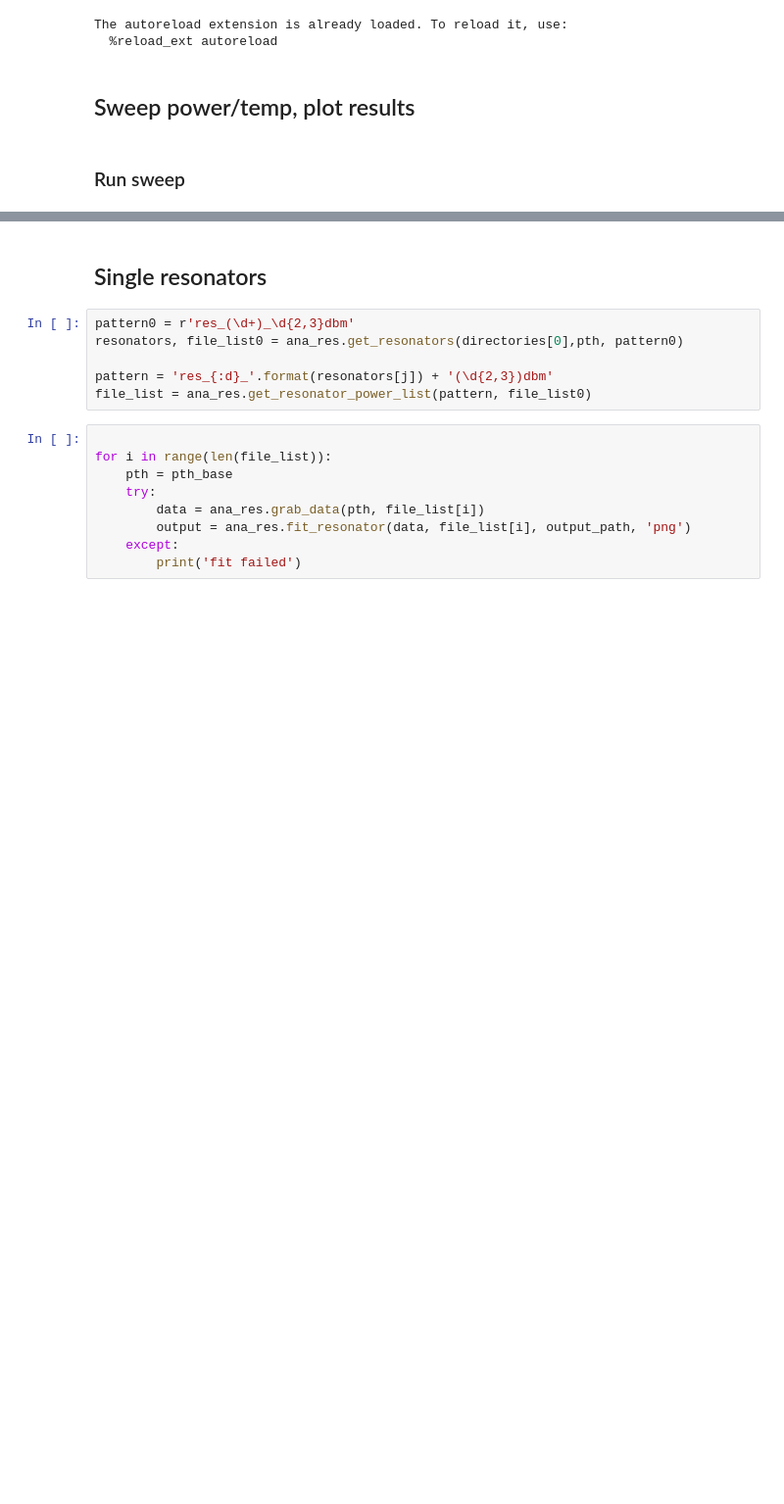
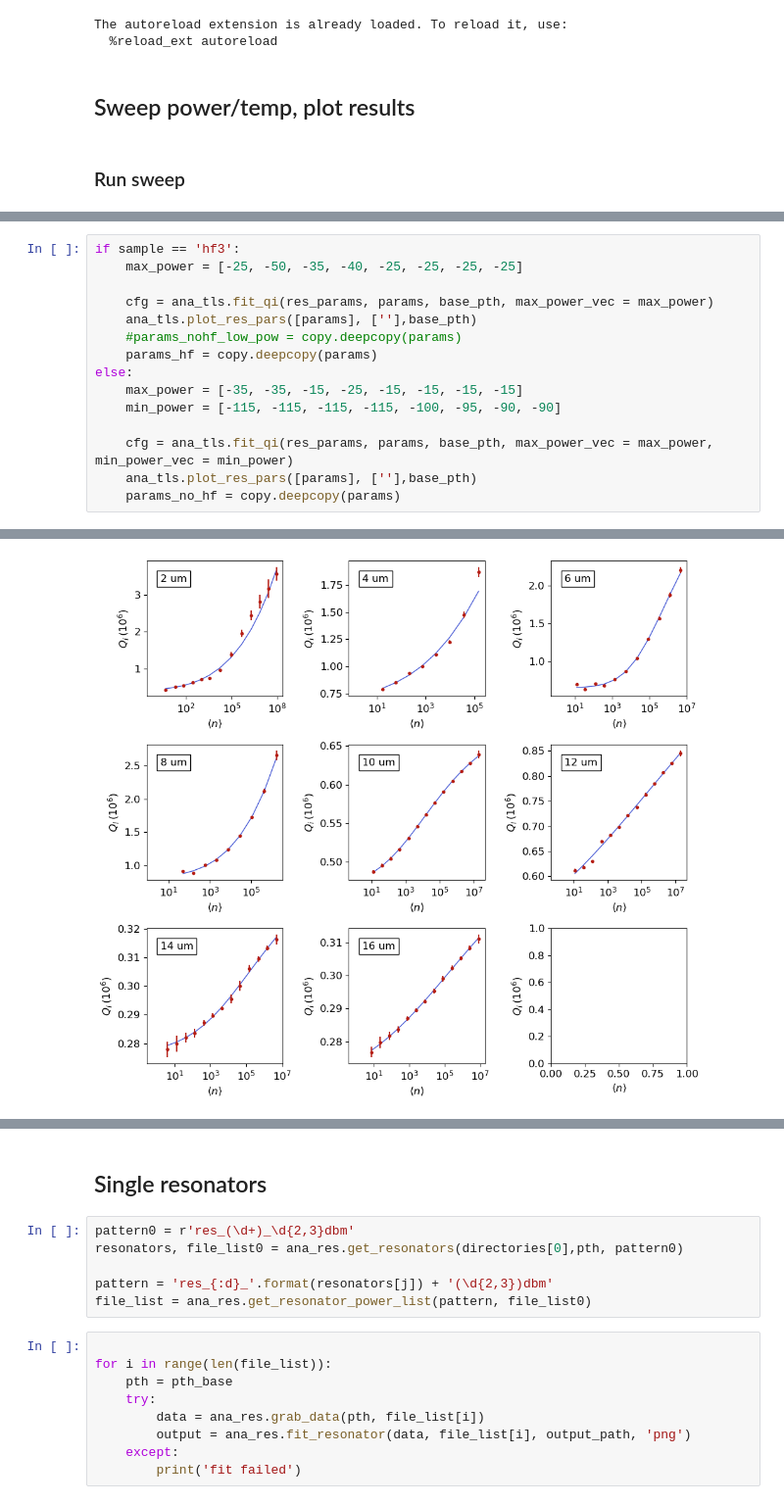
Before and after one commit to eesh-gupta/scresonators, a Jupyter notebook: fit_resonator/res_temp_sweep_ref.ipynb, the cells around one changed output, grey strips where cells are left out. Shown at 98% size. Drawn from its saved outputs; the diff is of its cells as text; blank space fills up the shorter version.

```diff
--- a/fit_resonator/res_temp_sweep_ref.ipynb
+++ b/fit_resonator/res_temp_sweep_ref.ipynb
@@ -584,0 +174,16 @@ params_copy2
+# %%
+if sample == 'hf3':
+    max_power = [-25, -50, -35, -40, -25, -25, -25, -25]
+
+    cfg = ana_tls.fit_qi(res_params, params, base_pth, max_power_vec = max_power)
+    ana_tls.plot_res_pars([params], [''],base_pth)
+    #params_nohf_low_pow = copy.deepcopy(params)
+    params_hf = copy.deepcopy(params)
+else:
+    max_power = [-35, -35, -15, -25, -15, -15, -15, -15]
+    min_power = [-115, -115, -115, -115, -100, -95, -90, -90]
+
+    cfg = ana_tls.fit_qi(res_params, params, base_pth, max_power_vec = max_power, min_power_vec = min_power)
+    ana_tls.plot_res_pars([params], [''],base_pth)
+    params_no_hf = copy.deepcopy(params)
+# %% [output]
@@ -584,0 +191 @@ params_copy2
+[figure, added]
```
Also changed, not shown: parts of 37 cells of this notebook, 2 other files.
